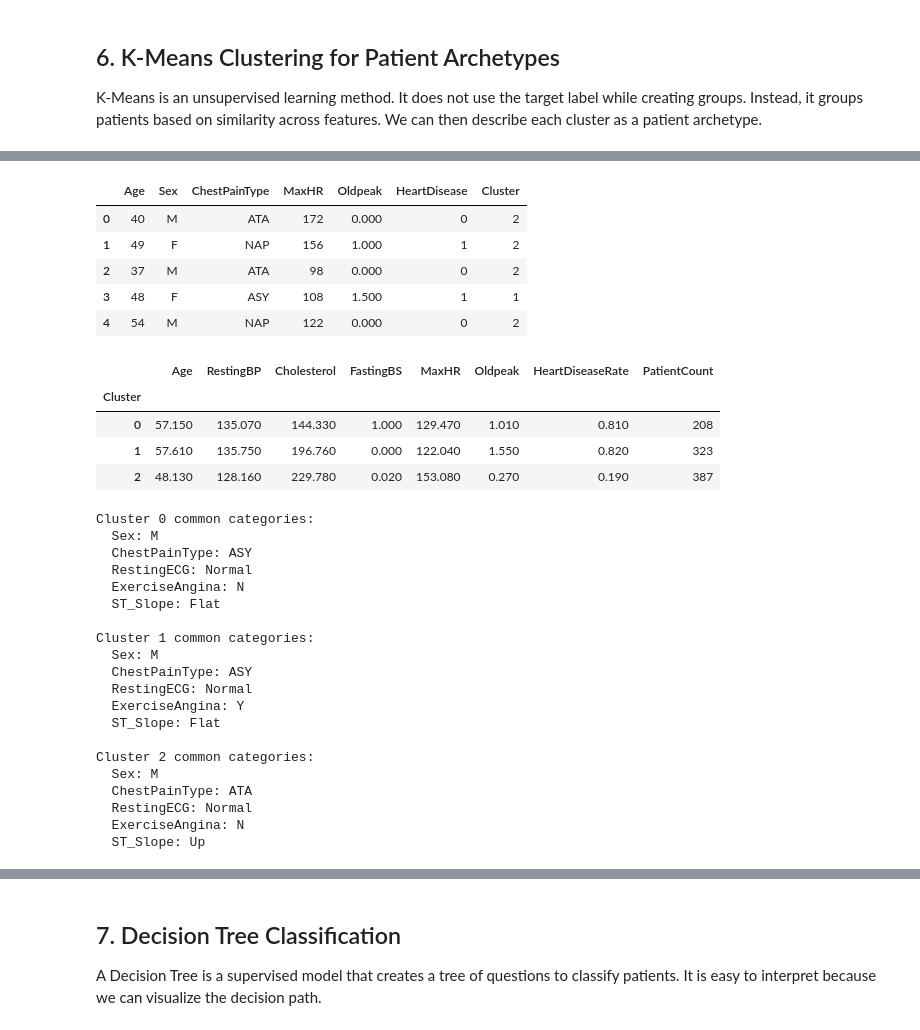
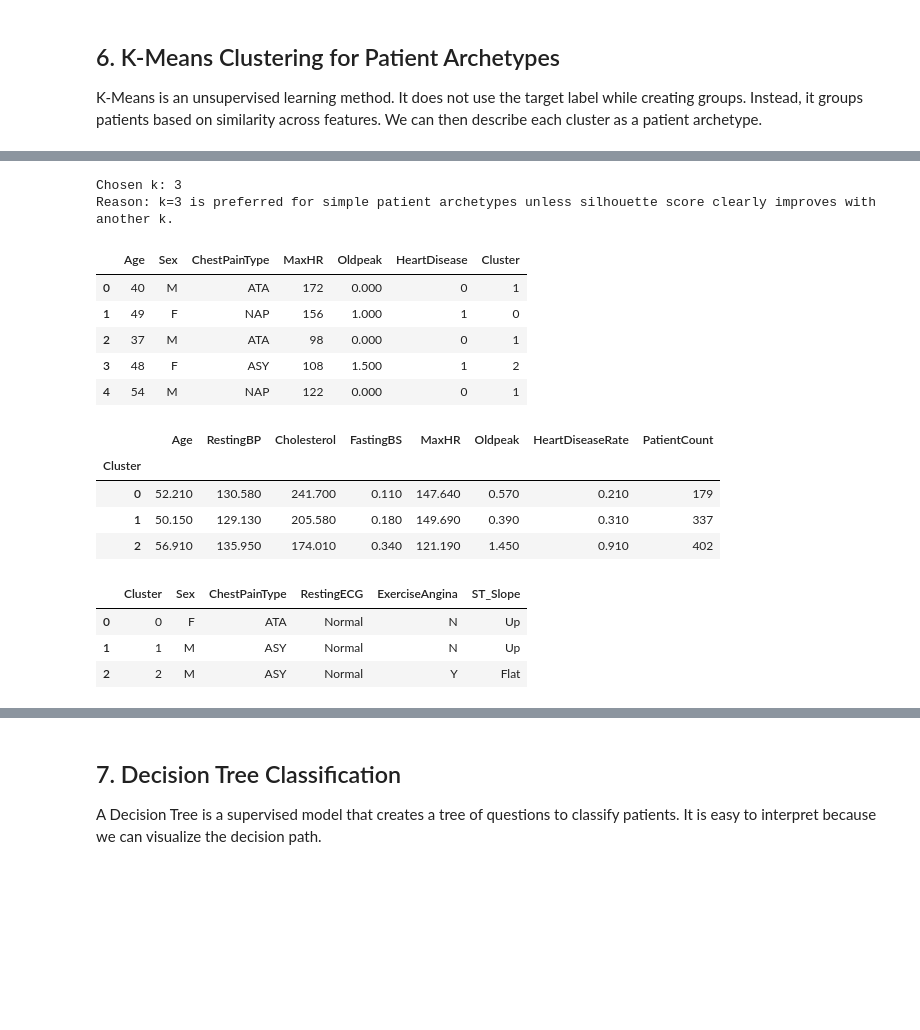
Before and after one commit to pearlsheyl08/Heart-Disease-Analysis, a Jupyter notebook: Lastnames_CCS230_Finals.ipynb, the cells around one changed output, grey strips where cells are left out. Cells and saved outputs as stored; diff of their text form; code cells hidden in the pictures; blank space fills up the shorter version.

```diff
--- a/Lastnames_CCS230_Finals.ipynb
+++ b/Lastnames_CCS230_Finals.ipynb
@@ -563,59 +576,61 @@ plt.show()
 # %%
-# Choose k=3 for simple, interpretable patient archetypes.
-# You may adjust this value after reviewing the elbow chart.
+# Choose k=3 unless the silhouette score strongly suggests another value.
+# Here, "strongly suggests" means the best silhouette score is at least 0.05 higher than the k=3 score.
+best_silhouette_row = kmeans_metrics_df.loc[kmeans_metrics_df["Silhouette Score"].idxmax()]
+k3_silhouette = kmeans_metrics_df.loc[kmeans_metrics_df["k"] == 3, "Silhouette Score"].iloc[0]
+
 chosen_k = 3
+if (best_silhouette_row["k"] != 3) and (best_silhouette_row["Silhouette Score"] - k3_silhouette >= 0.05):
+    chosen_k = int(best_silhouette_row["k"])
+
+print(f"Chosen k: {chosen_k}")
+print("Reason: k=3 is preferred for simple patient archetypes unless silhouette score clearly improves with another k.")
+
 kmeans_model = KMeans(n_clusters=chosen_k, random_state=RANDOM_STATE, n_init=10)
-df["Cluster"] = kmeans_model.fit_predict(X_cluster_encoded)
+df["Cluster"] = kmeans_model.fit_predict(X_kmeans_scaled)
 
 df[["Age", "Sex", "ChestPainType", "MaxHR", "Oldpeak", "HeartDisease", "Cluster"]].head()
 # %% [output]
+Chosen k: 3
+Reason: k=3 is preferred for simple patient archetypes unless silhouette score clearly improves with another k.
 |  | Age | Sex | ChestPainType | MaxHR | Oldpeak | HeartDisease | Cluster |
-| 0 | 40 | M | ATA | 172 | 0.000 | 0 | 2 |
-| 1 | 49 | F | NAP | 156 | 1.000 | 1 | 2 |
-| 2 | 37 | M | ATA | 98 | 0.000 | 0 | 2 |
-| 3 | 48 | F | ASY | 108 | 1.500 | 1 | 1 |
-| 4 | 54 | M | NAP | 122 | 0.000 | 0 | 2 |
+| 0 | 40 | M | ATA | 172 | 0.000 | 0 | 1 |
+| 1 | 49 | F | NAP | 156 | 1.000 | 1 | 0 |
+| 2 | 37 | M | ATA | 98 | 0.000 | 0 | 1 |
+| 3 | 48 | F | ASY | 108 | 1.500 | 1 | 2 |
+| 4 | 54 | M | NAP | 122 | 0.000 | 0 | 1 |
 # %%
-# Describe each cluster using averages and heart disease rate.
-cluster_profile_numeric = df.groupby("Cluster")[numeric_cols + ["HeartDisease"]].mean().round(2)
+# Show the mean clinical profile of each cluster.
+# HeartDiseaseRate is the percentage of patients in the cluster with HeartDisease = 1.
+clinical_numeric_cols = ["Age", "RestingBP", "Cholesterol", "FastingBS", "MaxHR", "Oldpeak", "HeartDisease"]
+cluster_profile_numeric = df.groupby("Cluster")[clinical_numeric_cols].mean().round(2)
 cluster_sizes = df["Cluster"].value_counts().sort_index().rename("PatientCount")
 
 cluster_summary = cluster_profile_numeric.join(cluster_sizes)
 cluster_summary = cluster_summary.rename(columns={"HeartDisease": "HeartDiseaseRate"})
 
 display(cluster_summary)
 # %% [output]
 |  | Age | RestingBP | Cholesterol | FastingBS | MaxHR | Oldpeak | HeartDiseaseRate | PatientCount |
 | Cluster |  |  |  |  |  |  |  |  |
-| 0 | 57.150 | 135.070 | 144.330 | 1.000 | 129.470 | 1.010 | 0.810 | 208 |
-| 1 | 57.610 | 135.750 | 196.760 | 0.000 | 122.040 | 1.550 | 0.820 | 323 |
-| 2 | 48.130 | 128.160 | 229.780 | 0.020 | 153.080 | 0.270 | 0.190 | 387 |
+| 0 | 52.210 | 130.580 | 241.700 | 0.110 | 147.640 | 0.570 | 0.210 | 179 |
+| 1 | 50.150 | 129.130 | 205.580 | 0.180 | 149.690 | 0.390 | 0.310 | 337 |
+| 2 | 56.910 | 135.950 | 174.010 | 0.340 | 121.190 | 1.450 | 0.910 | 402 |
 # %%
 # View the most common categorical values inside each cluster.
+cluster_category_modes = []
+
 for cluster_id in sorted(df["Cluster"].unique()):
-    print(f"\nCluster {cluster_id} common categories:")
     cluster_data = df[df["Cluster"] == cluster_id]
+    mode_row = {"Cluster": cluster_id}
     for col in categorical_cols:
-        most_common = cluster_data[col].mode()[0]
-        print(f"  {col}: {most_common}")
+        mode_row[col] = cluster_data[col].mode()[0]
+    cluster_category_modes.append(mode_row)
+
+cluster_category_modes = pd.DataFrame(cluster_category_modes)
+display(cluster_category_modes)
 # %% [output]
-Cluster 0 common categories:
-  Sex: M
-  ChestPainType: ASY
-  RestingECG: Normal
-  ExerciseAngina: N
-  ST_Slope: Flat
-
-Cluster 1 common categories:
-  Sex: M
-  ChestPainType: ASY
-  RestingECG: Normal
-  ExerciseAngina: Y
-  ST_Slope: Flat
-
-Cluster 2 common categories:
-  Sex: M
-  ChestPainType: ATA
-  RestingECG: Normal
-  ExerciseAngina: N
-  ST_Slope: Up
+|  | Cluster | Sex | ChestPainType | RestingECG | ExerciseAngina | ST_Slope |
+| 0 | 0 | F | ATA | Normal | N | Up |
+| 1 | 1 | M | ASY | Normal | N | Up |
+| 2 | 2 | M | ASY | Normal | Y | Flat |
```
Also changed, not shown: parts of 6 cells of this notebook.
